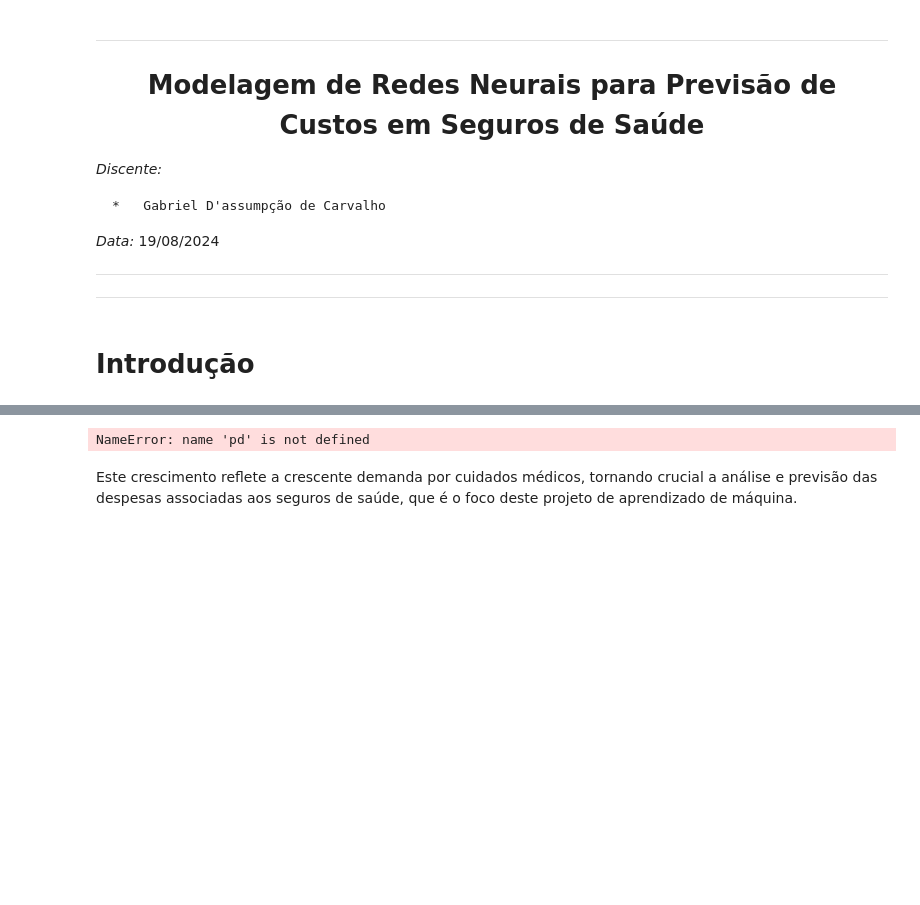
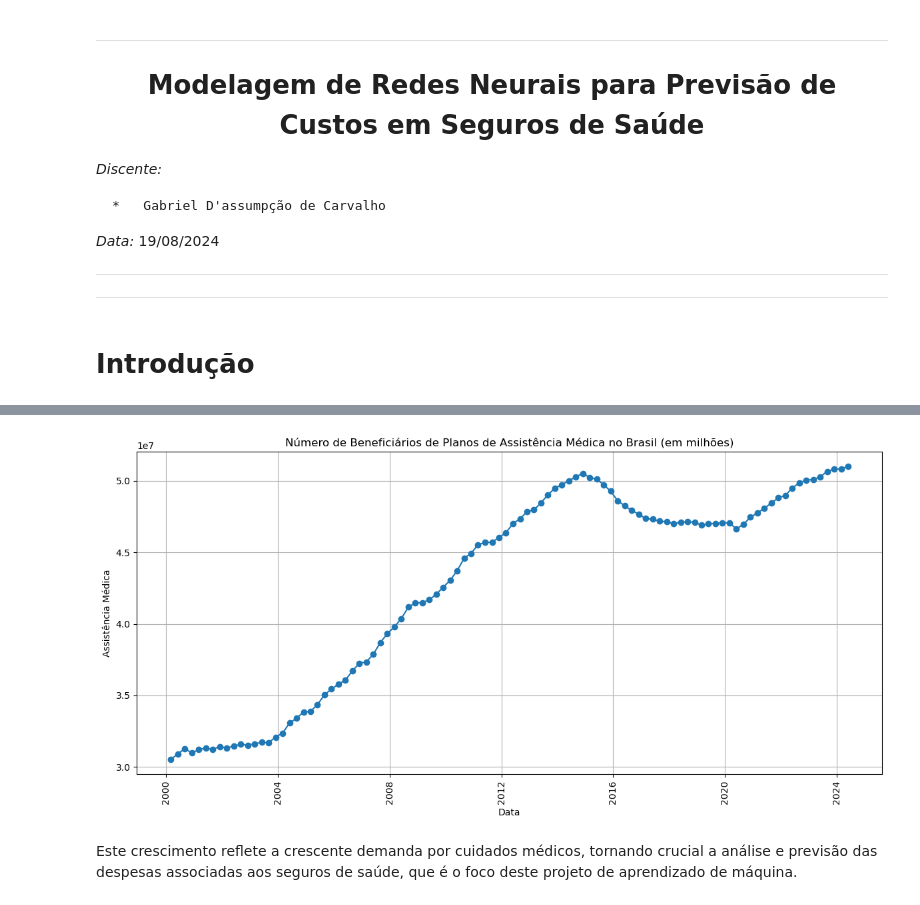
Before and after one commit to gabrieldadcarvalho/neural_network, a Jupyter notebook: projeto/01.ipynb, the cells around one changed output, grey strips where cells are left out. Cells and saved outputs as stored; diff of their text form; code cells hidden in the pictures; blank space fills up the shorter version.

```diff
--- a/projeto/01.ipynb
+++ b/projeto/01.ipynb
@@ -40,23 +81,22 @@ Para a realização desta análise, será utilizada uma base de dados disponíve
 # %%
 ans = pd.read_csv("beneficiarios_ans.csv", sep=',')
 ans['data'] = pd.to_datetime(ans['data'], format='%Y-%m')
 
 # Plotar o gráfico de linhas
 plt.figure(figsize=(12, 6))
 plt.plot(ans['data'], ans['Assistência Médica'], marker='o')
 plt.title('Número de Beneficiários de Planos de Assistência Médica no Brasil (em milhões)')
 plt.xlabel('Data')
 plt.ylabel('Assistência Médica')
 plt.grid(True)
 plt.xticks(rotation=90)
 plt.tight_layout()
-plt.figtext(0.90, 0.01, 'Fonte: ANS', horizontalalignment='center', verticalalignment='bottom', fontsize=8, color='black')
 
 plt.savefig('beneficiario_ans.png')
 
 plt.show()
 # %% [output]
-NameError: name 'pd' is not defined
+[figure, added]
 # %% [markdown]
 
 
```
Also changed, not shown: parts of 4 cells of this notebook, 2 other files.
